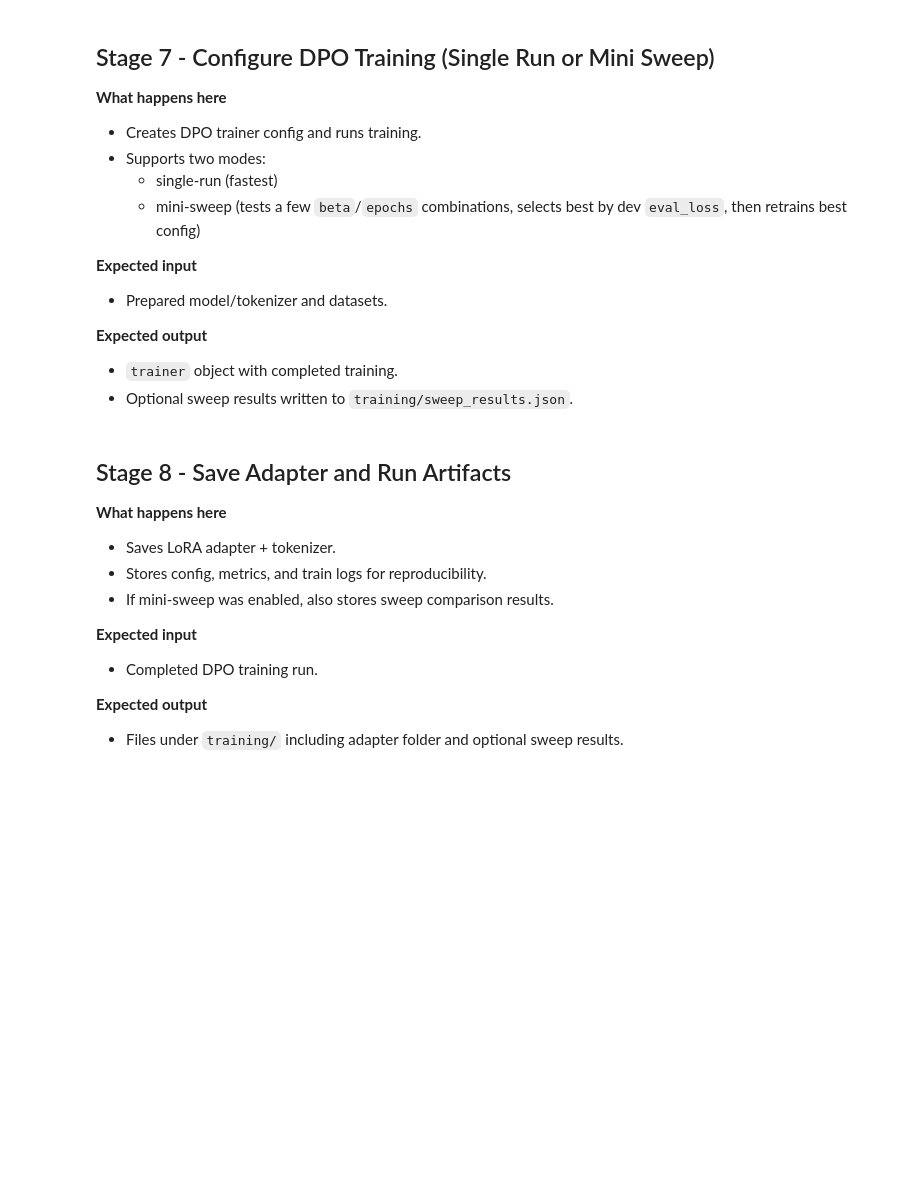
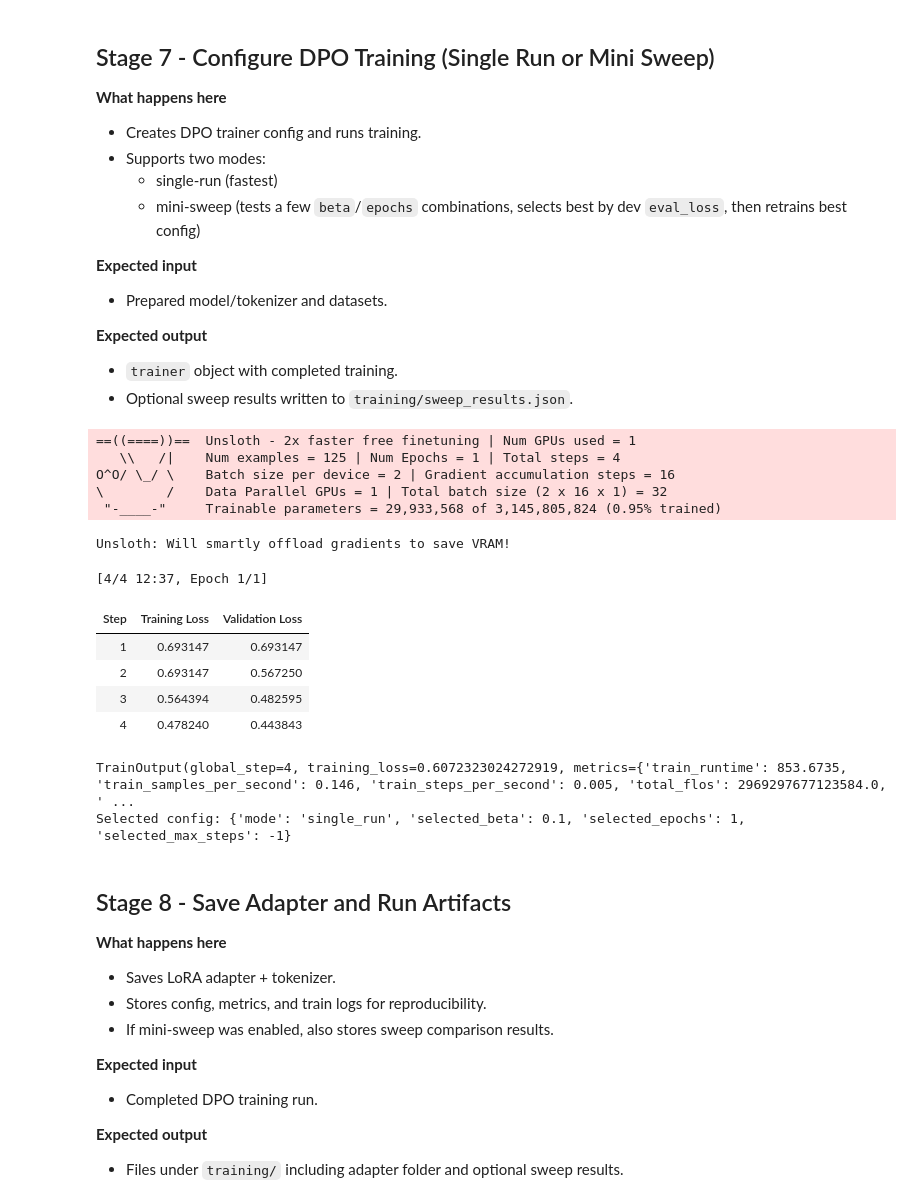
Before and after one commit to gemechisworku/tenacious_bench_v01, a Jupyter notebook: notebooks/DPO_training_unsloth.ipynb, the cells around one changed output. Drawn from its saved outputs; the diff is of its cells as text; code cells hidden in the pictures; blank space fills up the shorter version.

```diff
--- a/notebooks/DPO_training_unsloth.ipynb
+++ b/notebooks/DPO_training_unsloth.ipynb
@@ -261,17 +454,15 @@ def build_dpo_config(*, output_dir: str, beta: float, epochs: int, max_steps: in
         gradient_accumulation_steps=16,  # effective batch size 32
         per_device_eval_batch_size=2,
         eval_strategy='steps',
-        eval_steps=20,
-        logging_steps=5,
+        eval_steps=1,
+        logging_steps=1,
         save_strategy='steps',
         save_steps=40,
         optim='adamw_8bit',
         max_length=MAX_SEQ_LENGTH,
-        max_prompt_length=768,
-        max_completion_length=256,
         bf16=torch.cuda.is_bf16_supported(),
         fp16=not torch.cuda.is_bf16_supported(),
-        report_to='none',
+        report_to='tensorboard',
         beta=beta,
     )
 
@@ -373,33 +564,48 @@ if ENABLE_MINI_SWEEP:
         print(row)
 
     # Final run from scratch with best sweep beta/epochs and full steps (max_steps=-1).
     model, tokenizer = load_fresh_lora_model()
     training_args = build_dpo_config(
         output_dir=str(TRAINING_DIR / 'checkpoints_best'),
         beta=best['beta'],
         epochs=best['epochs'],
         max_steps=-1,
     )
     trainer = make_trainer(model, tokenizer, training_args)
     train_result = trainer.train()
 else:
     selected_run_metadata = {
         'mode': 'single_run',
         'selected_beta': 0.1,
         'selected_epochs': 1,
         'selected_max_steps': -1,
     }
     training_args = build_dpo_config(
         output_dir=str(TRAINING_DIR / 'checkpoints'),
         beta=0.1,
         epochs=1,
         max_steps=-1,
     )
     trainer = make_trainer(model, tokenizer, training_args)
     train_result = trainer.train()
 
 print(train_result)
 print('Selected config:', selected_run_metadata)
+# %% [output]
+==((====))==  Unsloth - 2x faster free finetuning | Num GPUs used = 1
+   \\   /|    Num examples = 125 | Num Epochs = 1 | Total steps = 4
+O^O/ \_/ \    Batch size per device = 2 | Gradient accumulation steps = 16
+\        /    Data Parallel GPUs = 1 | Total batch size (2 x 16 x 1) = 32
+ "-____-"     Trainable parameters = 29,933,568 of 3,145,805,824 (0.95% trained)
+Unsloth: Will smartly offload gradients to save VRAM!
+[4/4 12:37, Epoch 1/1]
+| Step | Training Loss | Validation Loss |
+| 1 | 0.693147 | 0.693147 |
+| 2 | 0.693147 | 0.567250 |
+| 3 | 0.564394 | 0.482595 |
+| 4 | 0.478240 | 0.443843 |
+TrainOutput(global_step=4, training_loss=0.6072323024272919, metrics={'train_runtime': 853.6735, 'train_samples_per_second': 0.146, 'train_steps_per_second': 0.005, 'total_flos': 2969297677123584.0, ' ...
+Selected config: {'mode': 'single_run', 'selected_beta': 0.1, 'selected_epochs': 1, 'selected_max_steps': -1}
 # %% [markdown]
 ## Stage 8 - Save Adapter and Run Artifacts
 
```
Also changed, not shown: parts of 15 cells of this notebook.
